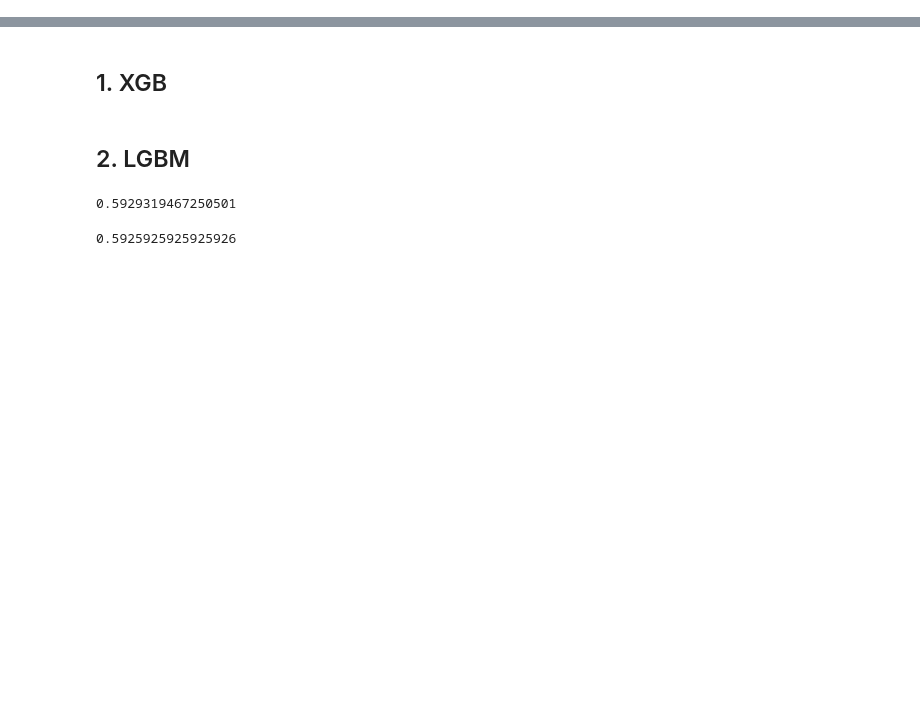
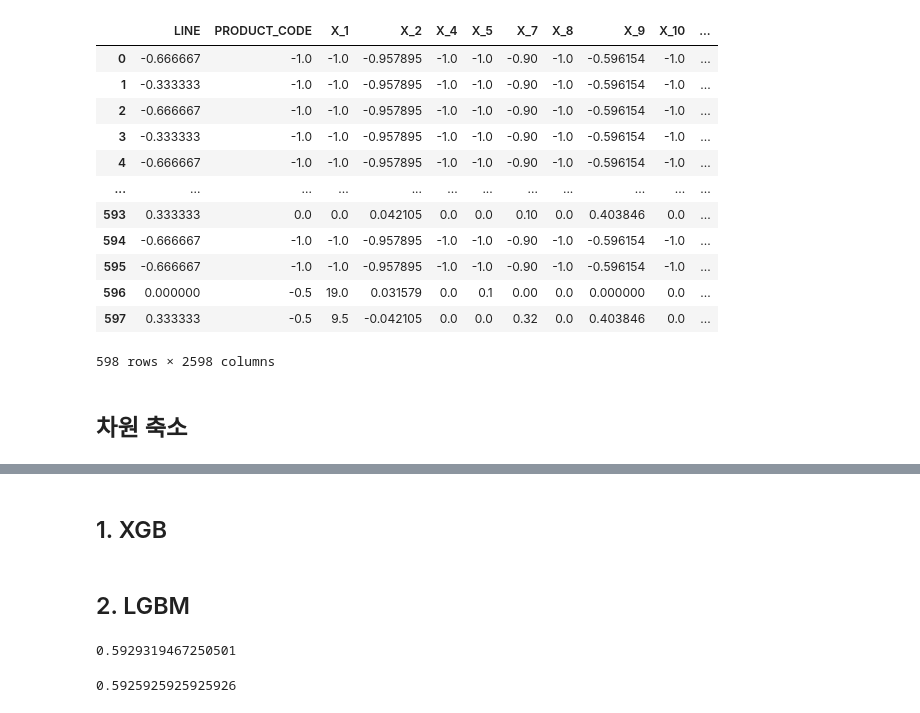
Before and after one commit to ohilikeit/LG_Aimers_2023, a Jupyter notebook: code.ipynb, the cells around one changed output, grey strips where cells are left out. Cells and saved outputs as stored; diff of their text form; code cells hidden in the pictures; blank space fills up the shorter version.

```diff
--- a/code.ipynb
+++ b/code.ipynb
@@ -4,75 +4,88 @@
 ! pip install optuna
 ! pip install catboost
 # %%
+import os
+import warnings
+import random
 import pandas as pd
-%matplotlib inline
+import numpy as np
 import seaborn as sns
 import matplotlib.pyplot as plt
-import numpy as np
+%matplotlib inline
 
 from sklearn.preprocessing import LabelEncoder
 from sklearn.preprocessing import RobustScaler, StandardScaler
 from sklearn.model_selection import train_test_split
+from sklearn.metrics import mean_absolute_error
+from sklearn.model_selection import StratifiedKFold, KFold
+from sklearn.metrics import f1_score, mean_squared_error
+
+from sklearn.ensemble import GradientBoostingRegressor, GradientBoostingClassifier
+from sklearn.ensemble import RandomForestRegressor, RandomForestClassifier
+from sklearn.tree import DecisionTreeRegressor
+from sklearn.linear_model import LinearRegression
+from sklearn.ensemble import ExtraTreesRegressor, ExtraTreesClassifier
+from xgboost import XGBRegressor, XGBClassifier
+from lightgbm import LGBMRegressor, LGBMClassifier
+
+from catboost import CatBoostRegressor
 import optuna
 from optuna import Trial, visualization
 from optuna.samplers import TPESampler
-from sklearn.metrics import mean_absolute_error
-from sklearn.model_selection import StratifiedKFold, KFold
-from sklearn.metrics import f1_score
-import warnings
-import random
-import os
-
-from sklearn.linear_model import LinearRegression
-from sklearn.ensemble import ExtraTreesClassifier
-from xgboost import XGBClassifier
-from lightgbm import LGBMClassifier
-from catboost import CatBoostClassifier
-from sklearn.ensemble import GradientBoostingClassifier
-from sklearn.ensemble import RandomForestClassifier
-from sklearn.tree import DecisionTreeClassifier
-
 
 warnings.simplefilter(action='ignore', category=FutureWarning)
 def seed_everything(seed):
     random.seed(seed)
     os.environ['PYTHONHASHSEED'] = str(seed)
     np.random.seed(seed)
 seed_everything(42)
 os.chdir('/content/drive/MyDrive/ML_projects/LG_Aimers')
 train = pd.read_csv('./train.csv').fillna(0)
 test = pd.read_csv('./test.csv').fillna(0)
 sample_submission = pd.read_csv('./sample_submission.csv')
 
 qual_col = ['LINE', 'PRODUCT_CODE']
 
 for i in qual_col:
     le = LabelEncoder()
     le = le.fit(train[i])
     train[i] = le.transform(train[i])
 
     for label in np.unique(test[i]):
         if label not in le.classes_:
             le.classes_ = np.append(le.classes_, label)
     test[i] = le.transform(test[i])
 
+# 값이 하나만 있는거 삭제(0으로 이미 채웠는데도 1개이면 모든 행이 동일한 값을 갖고있다는 뜻)
+for i in train.columns:
+    if len(train[i].value_counts().keys()) == 1:
+        train.drop(i, axis=1, inplace=True)
+        test.drop(i, axis=1, inplace=True)
+
 X = train.drop(['PRODUCT_ID', 'Y_Class', 'Y_Quality', 'TIMESTAMP'], axis=1)
-y = train['Y_Class']
+y = train[['Y_Class', 'Y_Quality']]
 test = test.drop(['PRODUCT_ID', 'TIMESTAMP'], axis=1)
 
 # scaling
 scaler = RobustScaler()
 X = pd.DataFrame(scaler.fit_transform(X), columns = X.columns)
 test = pd.DataFrame(scaler.transform(test), columns = test.columns)
+test.drop(['LINE', 'PRODUCT_CODE'], axis=1, inplace=True)
 
-def preprocess(df):
-    # 아예 비어있는 컬럼 제거
-    for i in df.columns:
-        if list(df[i].value_counts()) == []:
-            df.drop(i, axis = 1, inplace=True)
-
-    return df
-
-X = preprocess(X)
-test = preprocess(test)
 train = pd.concat([X, y], axis=1)
+train
+# train.groupby(['LINE', 'PRODUCT_CODE'])['Y_Class'].describe()
+# %% [output]
+|  | LINE | PRODUCT_CODE | X_1 | X_2 | X_4 | X_5 | X_7 | X_8 | X_9 | X_10 | ... |
+| 0 | -0.666667 | -1.0 | -1.0 | -0.957895 | -1.0 | -1.0 | -0.90 | -1.0 | -0.596154 | -1.0 | ... |
+| 1 | -0.333333 | -1.0 | -1.0 | -0.957895 | -1.0 | -1.0 | -0.90 | -1.0 | -0.596154 | -1.0 | ... |
+| 2 | -0.666667 | -1.0 | -1.0 | -0.957895 | -1.0 | -1.0 | -0.90 | -1.0 | -0.596154 | -1.0 | ... |
+| 3 | -0.333333 | -1.0 | -1.0 | -0.957895 | -1.0 | -1.0 | -0.90 | -1.0 | -0.596154 | -1.0 | ... |
+| 4 | -0.666667 | -1.0 | -1.0 | -0.957895 | -1.0 | -1.0 | -0.90 | -1.0 | -0.596154 | -1.0 | ... |
+| ... | ... | ... | ... | ... | ... | ... | ... | ... | ... | ... | ... |
+| 593 | 0.333333 | 0.0 | 0.0 | 0.042105 | 0.0 | 0.0 | 0.10 | 0.0 | 0.403846 | 0.0 | ... |
+| 594 | -0.666667 | -1.0 | -1.0 | -0.957895 | -1.0 | -1.0 | -0.90 | -1.0 | -0.596154 | -1.0 | ... |
+| 595 | -0.666667 | -1.0 | -1.0 | -0.957895 | -1.0 | -1.0 | -0.90 | -1.0 | -0.596154 | -1.0 | ... |
+| 596 | 0.000000 | -0.5 | 19.0 | 0.031579 | 0.0 | 0.1 | 0.00 | 0.0 | 0.000000 | 0.0 | ... |
+| 597 | 0.333333 | -0.5 | 9.5 | -0.042105 | 0.0 | 0.0 | 0.32 | 0.0 | 0.403846 | 0.0 | ... |
+598 rows × 2598 columns
@@ -79,3 +171,5 @@ train = pd.concat([X, y], axis=1)
+# %% [markdown]
+## 차원 축소
 # %%
 from sklearn.decomposition import PCA
 ex = X.iloc[:, :2]
```
Also changed, not shown: parts of 9 cells of this notebook.
